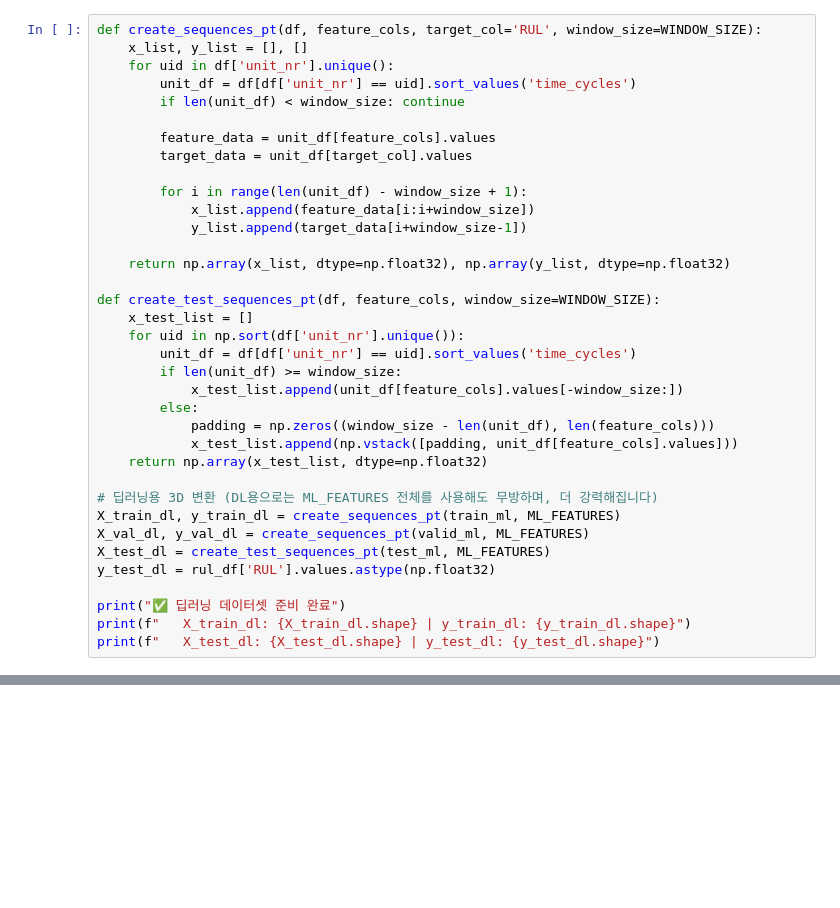
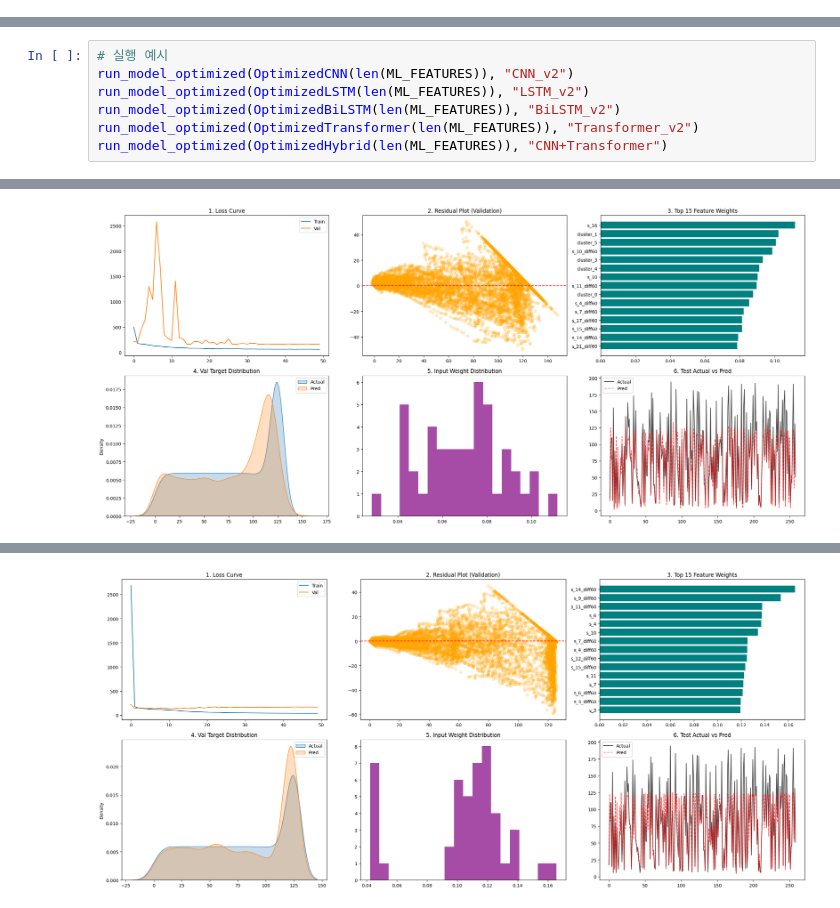
Before and after one commit to kt01054315893-tech/project, a Jupyter notebook: notebooks/FD004/FD004_파이프라인_DL.ipynb, the cells around one changed output, grey strips where cells are left out. Saved outputs shown, nothing was run; the diff lists cells and outputs as text; blank space fills up the shorter version.

```diff
--- a/notebooks/FD004/FD004_파이프라인_DL.ipynb
+++ b/notebooks/FD004/FD004_파이프라인_DL.ipynb
@@ -483,36 +0,0 @@ print(f"✅ 파이프라인 완료 | 최종 피처 수: {len(ML_FEATURES)}")
-# %%
-def create_sequences_pt(df, feature_cols, target_col='RUL', window_size=WINDOW_SIZE):
-    x_list, y_list = [], []
-    for uid in df['unit_nr'].unique():
-        unit_df = df[df['unit_nr'] == uid].sort_values('time_cycles')
-        if len(unit_df) < window_size: continue
-
-        feature_data = unit_df[feature_cols].values
-        target_data = unit_df[target_col].values
-
-        for i in range(len(unit_df) - window_size + 1):
-            x_list.append(feature_data[i:i+window_size])
-            y_list.append(target_data[i+window_size-1])
-
-    return np.array(x_list, dtype=np.float32), np.array(y_list, dtype=np.float32)
-
-def create_test_sequences_pt(df, feature_cols, window_size=WINDOW_SIZE):
-    x_test_list = []
-    for uid in np.sort(df['unit_nr'].unique()):
-        unit_df = df[df['unit_nr'] == uid].sort_values('time_cycles')
-        if len(unit_df) >= window_size:
-            x_test_list.append(unit_df[feature_cols].values[-window_size:])
-        else:
-            padding = np.zeros((window_size - len(unit_df), len(feature_cols)))
-            x_test_list.append(np.vstack([padding, unit_df[feature_cols].values]))
-    return np.array(x_test_list, dtype=np.float32)
-
-# 딥러닝용 3D 변환 (DL용으로는 ML_FEATURES 전체를 사용해도 무방하며, 더 강력해집니다)
-X_train_dl, y_train_dl = create_sequences_pt(train_ml, ML_FEATURES)
-X_val_dl, y_val_dl = create_sequences_pt(valid_ml, ML_FEATURES)
-X_test_dl = create_test_sequences_pt(test_ml, ML_FEATURES)
-y_test_dl = rul_df['RUL'].values.astype(np.float32)
-
-print("✅ 딥러닝 데이터셋 준비 완료")
-print(f"   X_train_dl: {X_train_dl.shape} | y_train_dl: {y_train_dl.shape}")
-print(f"   X_test_dl: {X_test_dl.shape} | y_test_dl: {y_test_dl.shape}")
@@ -1527,0 +416,8 @@ TypeError: Invalid value '[-0.76383951 -1.47678703 -0.76383951 ...  2.08795057
+# %%
+# 실행 예시
+run_model_optimized(OptimizedCNN(len(ML_FEATURES)), "CNN_v2")
+run_model_optimized(OptimizedLSTM(len(ML_FEATURES)), "LSTM_v2")
+run_model_optimized(OptimizedBiLSTM(len(ML_FEATURES)), "BiLSTM_v2")
+run_model_optimized(OptimizedTransformer(len(ML_FEATURES)), "Transformer_v2")
+run_model_optimized(OptimizedHybrid(len(ML_FEATURES)), "CNN+Transformer")
+# %% [output]
@@ -1527,0 +432 @@ TypeError: Invalid value '[-0.76383951 -1.47678703 -0.76383951 ...  2.08795057
+[figure, added]
@@ -1527,0 +441 @@ TypeError: Invalid value '[-0.76383951 -1.47678703 -0.76383951 ...  2.08795057
+[figure, added]
```
Also changed, not shown: parts of 16 cells of this notebook, 9 other files.
